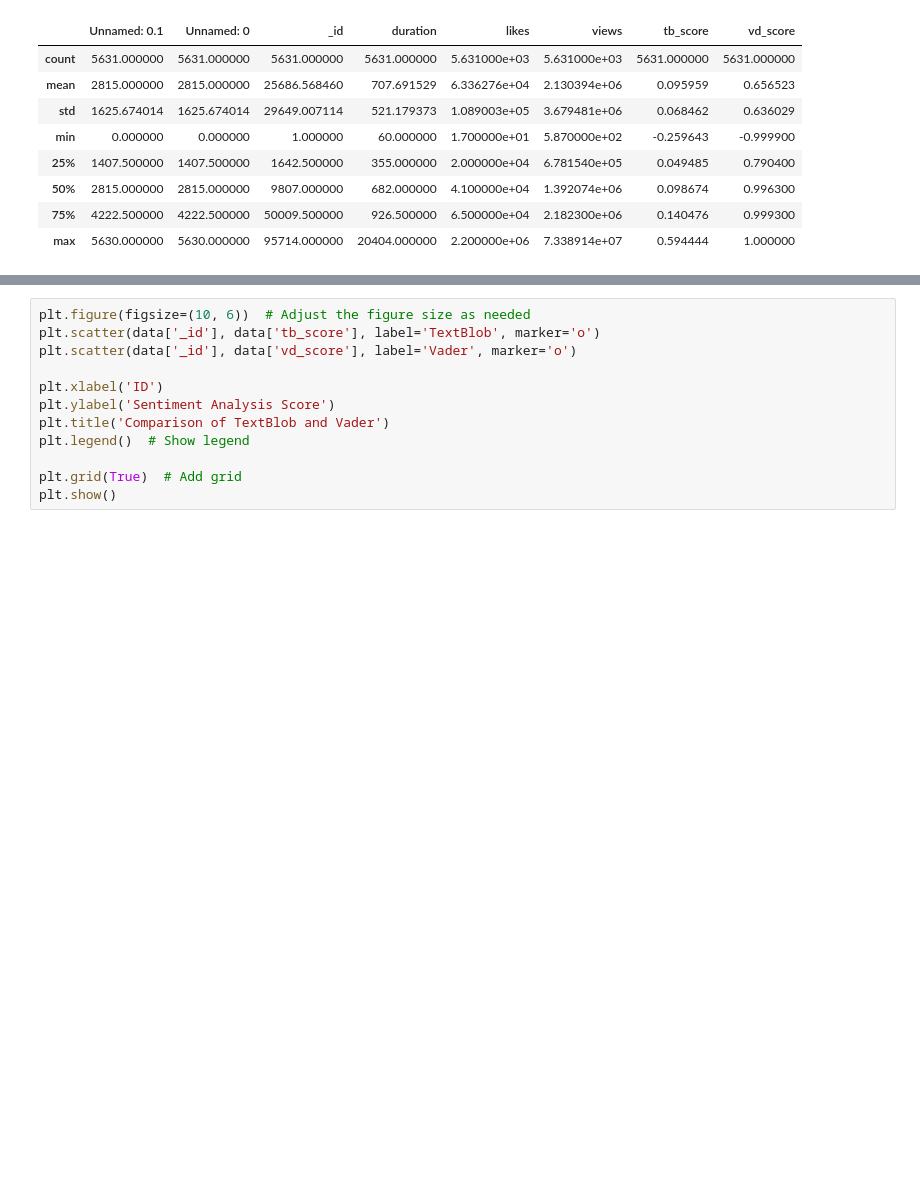
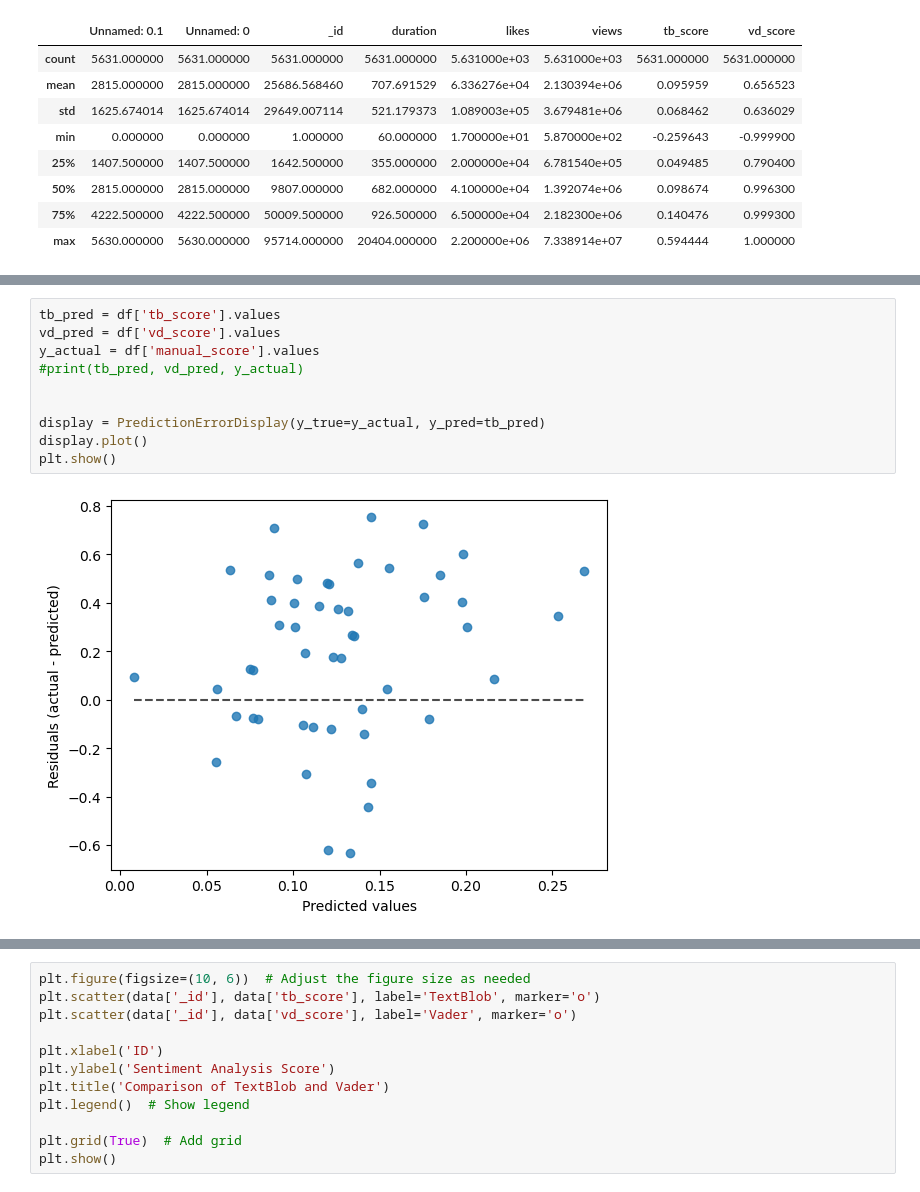
Before and after one commit to kwonionsoup/TedTalk-Popularity-Prediction, a Jupyter notebook: sa_analysis.ipynb, the cells around one changed output, grey strips where cells are left out. Drawn from its saved outputs; the diff is of its cells as text; blank space fills up the shorter version.

```diff
--- a/sa_analysis.ipynb
+++ b/sa_analysis.ipynb
@@ -25,0 +99,12 @@ data.describe()
+# %%
+tb_pred = df['tb_score'].values
+vd_pred = df['vd_score'].values
+y_actual = df['manual_score'].values
+#print(tb_pred, vd_pred, y_actual)
+
+
+display = PredictionErrorDisplay(y_true=y_actual, y_pred=tb_pred)
+display.plot()
+plt.show()
+# %% [output]
+[figure, added]
```
Also changed, not shown: parts of 8 cells of this notebook.
